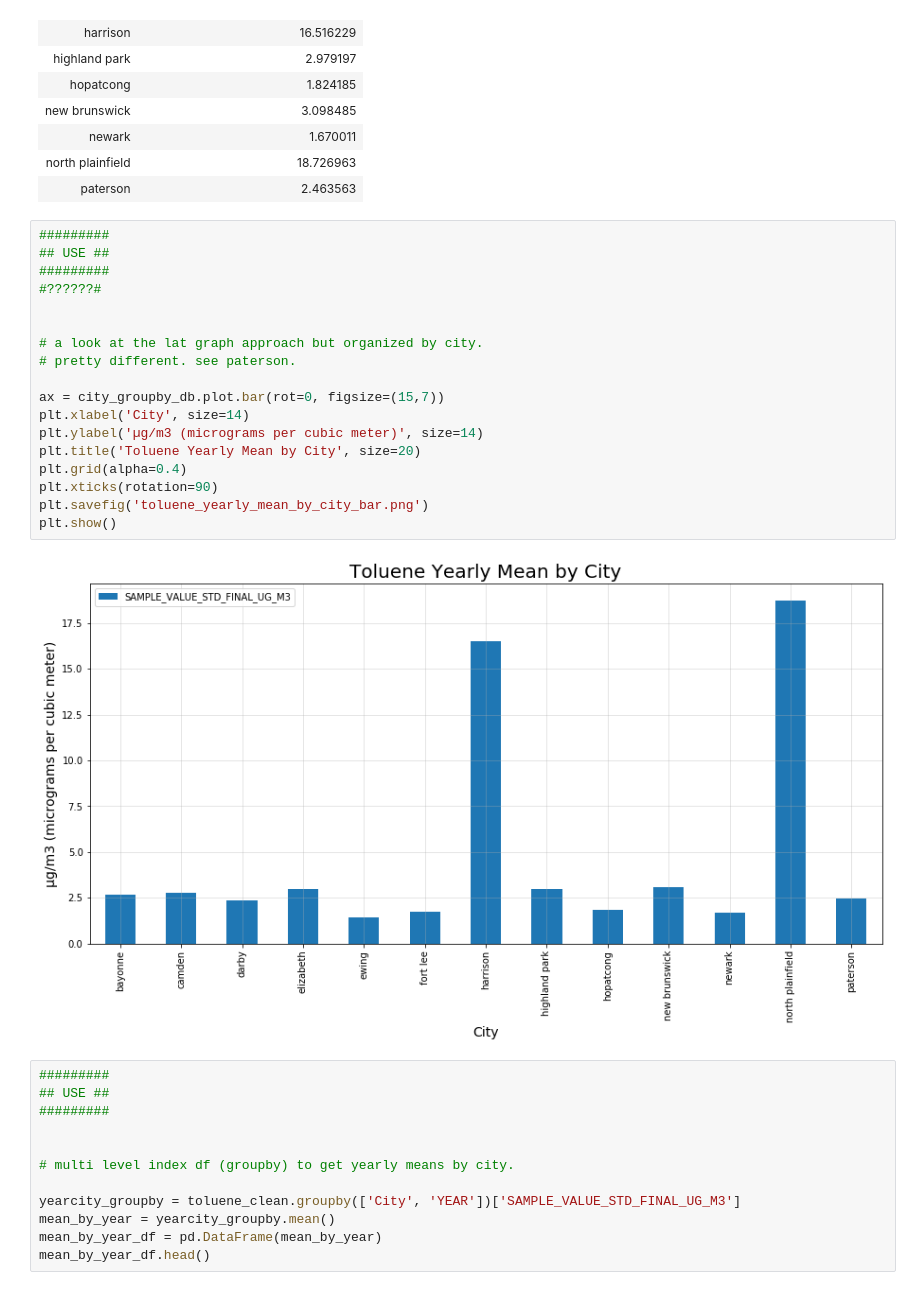
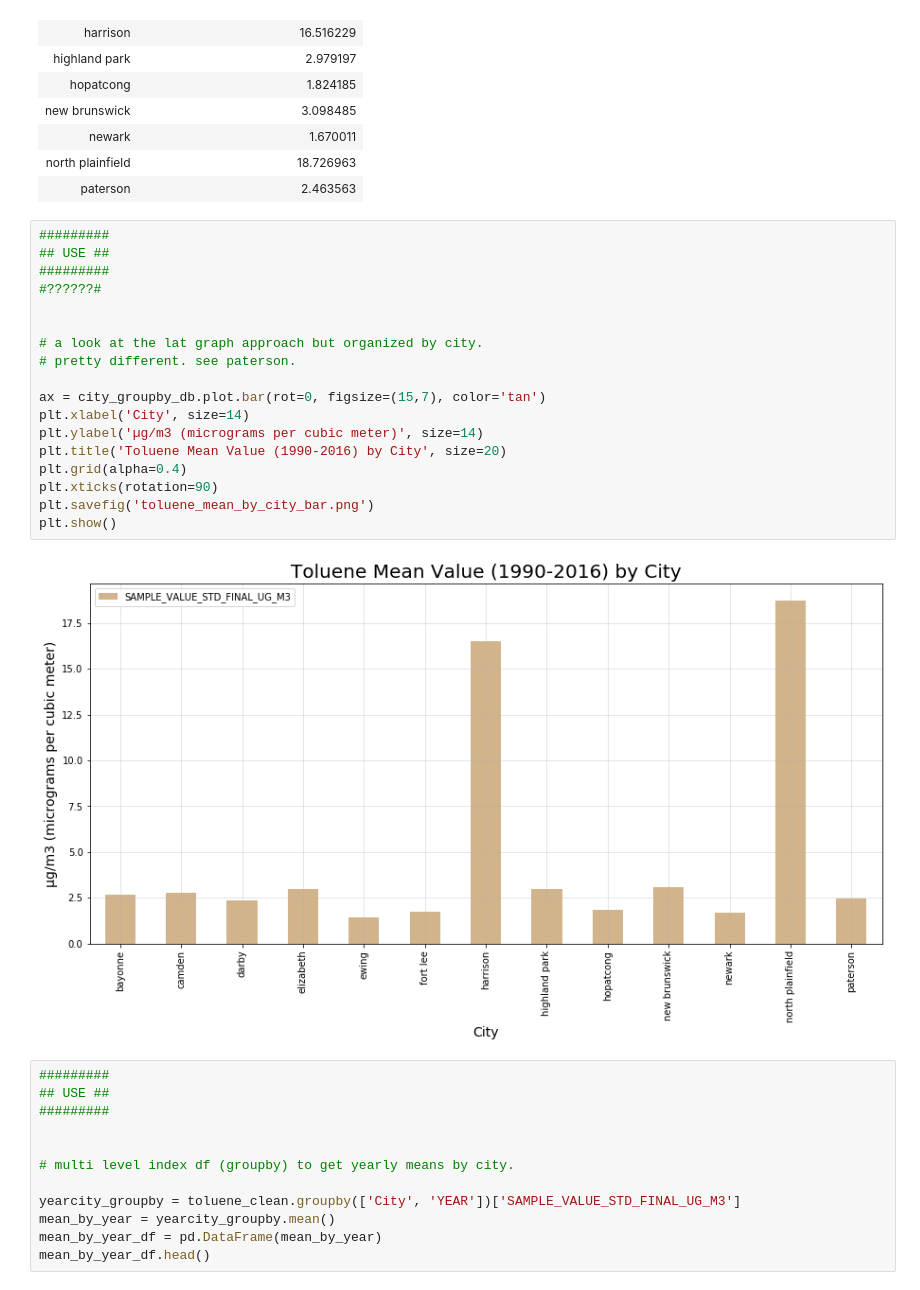
Before and after one commit to jjjjjeb/NJAir_EDA, a Jupyter notebook: Toluene.ipynb, the cells around one changed output. Saved outputs shown, nothing was run; the diff lists cells and outputs as text.

Commit message:
Code Updates, Cleaner Graphs

```diff
--- a/Toluene.ipynb
+++ b/Toluene.ipynb
@@ -666,23 +659,23 @@ city_groupby_db
 # %%
 #########
 ## USE ##
 #########
 #??????#
 
 
 # a look at the lat graph approach but organized by city.
 # pretty different. see paterson.
 
-ax = city_groupby_db.plot.bar(rot=0, figsize=(15,7))
+ax = city_groupby_db.plot.bar(rot=0, figsize=(15,7), color='tan')
 plt.xlabel('City', size=14)
 plt.ylabel('µg/m3 (micrograms per cubic meter)', size=14)
-plt.title('Toluene Yearly Mean by City', size=20)
+plt.title('Toluene Mean Value (1990-2016) by City', size=20)
 plt.grid(alpha=0.4)
 plt.xticks(rotation=90)
-plt.savefig('toluene_yearly_mean_by_city_bar.png')
+plt.savefig('toluene_mean_by_city_bar.png')
 plt.show()
 # %% [output]
-[figure, old version]
+[figure, new version]
 # %%
 #########
 ## USE ##
```
Also changed, not shown: parts of 5 cells of this notebook, 8 other files.
